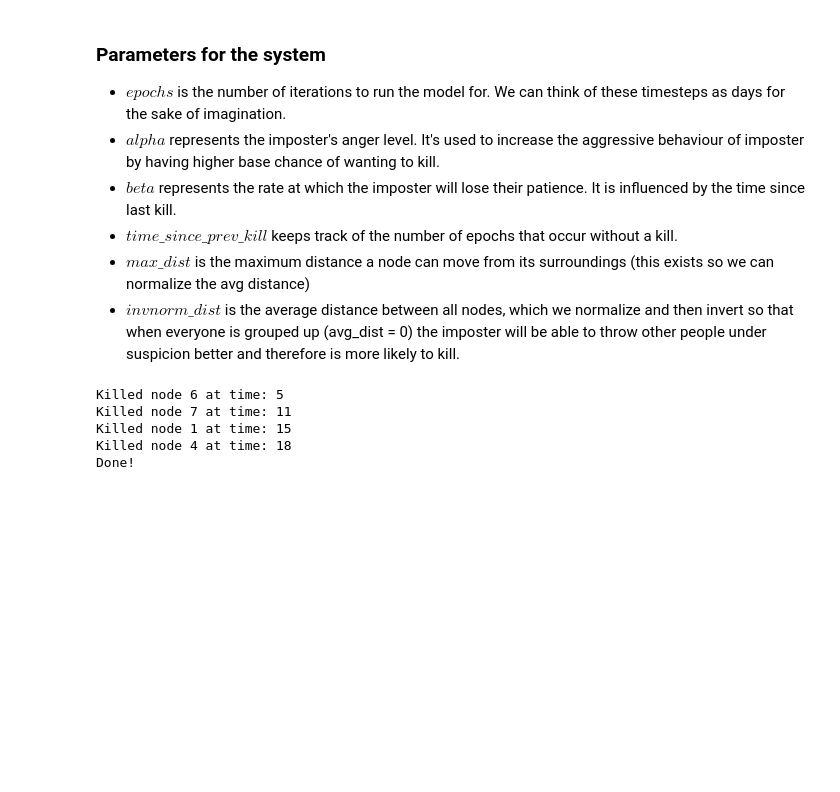
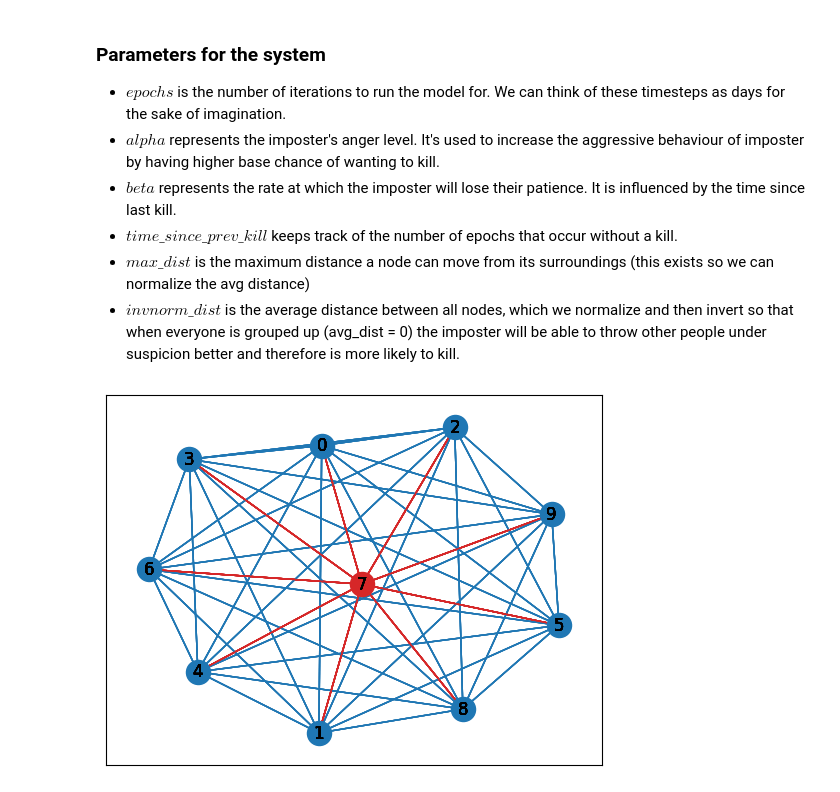
Before and after one commit to trueshiba/MOCS-social-deduction-model, a Jupyter notebook: amongus.ipynb, the cells around one changed output. Drawn from its saved outputs; the diff is of its cells as text; code cells hidden in the pictures; blank space fills up the shorter version.

```diff
--- a/amongus.ipynb
+++ b/amongus.ipynb
@@ -88,23 +92,17 @@ draw_network()
 - $max\_dist$ is the maximum distance a node can move from its surroundings (this exists so we can normalize the avg distance)
 - $invnorm\_dist$ is the average distance between all nodes, which we normalize and then invert so that when everyone is grouped up (avg_dist = 0) the imposter will be able to throw other people under suspicion better and therefore is more likely to kill.
 # %%
-# Params: See above for explanations
 
-epochs = 20
-alpha = 0.5
-beta = 0.1
-time_since_prev_kill = 0
-max_dist = 20
-avg_dist = nx.average_shortest_path_length(social_net, weight="distance")
-invnorm_dist = 1 - (avg_dist/ (max_dist))
+#
+def run_simulation(network: nx.Graph, alive_nodes: list, epochs, alpha, beta, max_dist):
 
-# Use for loop to iterate through epochs (go through each day and see changes)
-alive_nodes = list(init_nodes)
+    time_since_prev_kill = 0
+    t = 0
+    avg_dist = nx.average_shortest_path_length(social_net, weight="distance")
+    invnorm_dist = 1 - (avg_dist/ (max_dist))
 
-for t in range(0, epochs):
-
-    # while nodes are still alive
-    while alive_nodes:
+    # Use while loop to iterate. Will exit after set epochs or if all other nodes have been killed.
+    while alive_nodes and t < epochs:
         # randomly update distances with slight bias to trusted nodes
         # for i in nodes:
         #     for j in nodes:
@@ -127,22 +125,19 @@ for t in range(0, epochs):
             alive_nodes.remove(chosen_node)
 
             # set node to deceased
-            #chosen_node[0]["status"] = 'dead'
-
+            network.nodes[chosen_node[0]]["status"] = "dead"
             #social_net.remove_edges_from([])
-            #social_net.update(nodes=chosen_node)
 
             time_since_prev_kill = 0
             print(f"Killed node {chosen_node[0]} at time: {t} ")
 
         # if no kill was made increment time_since_prev_kill by 1
         time_since_prev_kill += 1
+        t += 1
 
-print(f"Done!")
-#
+    print(f"Done!")
-# %% [output]
-Killed node 6 at time: 5
-Killed node 7 at time: 11
-Killed node 1 at time: 15
-Killed node 4 at time: 18
-Done!
+# %%
+social_net, node_list, alive_nodes, edge_list, sus_edges = init_network(num_nodes=10)
+draw_network(social_net, edge_list, sus_edges)
+# %% [output]
+[figure, added]
```
Also changed, not shown: parts of 7 cells of this notebook.
